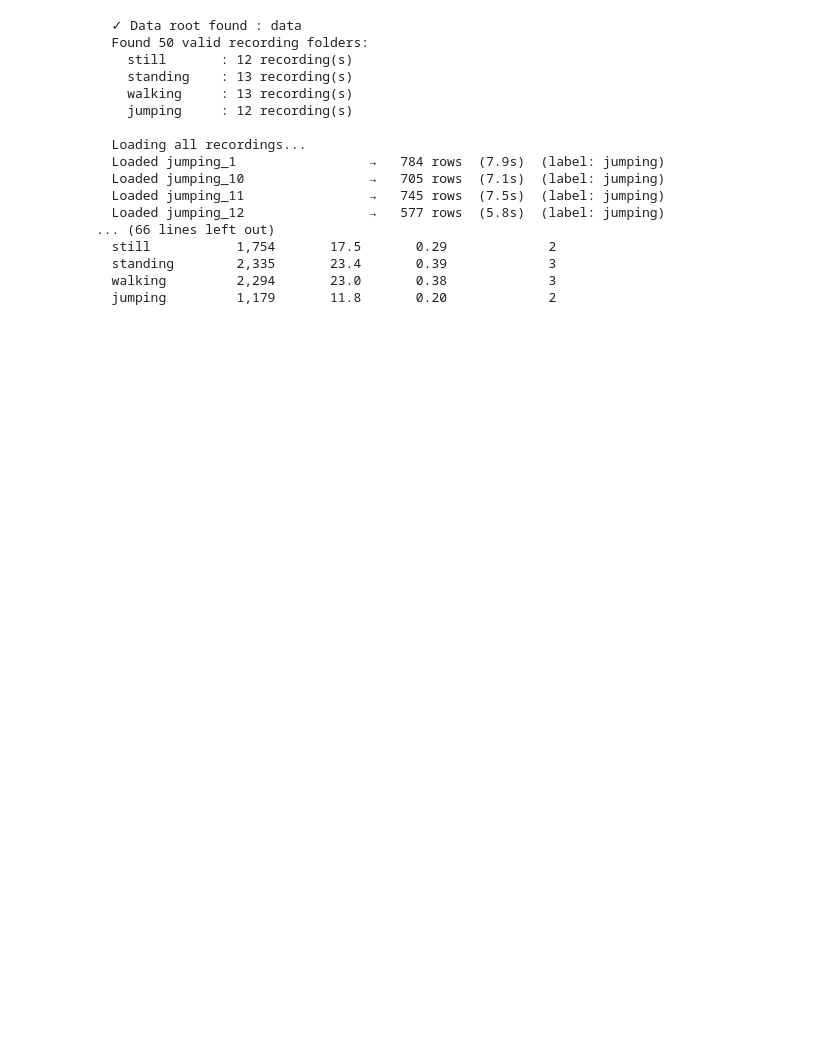
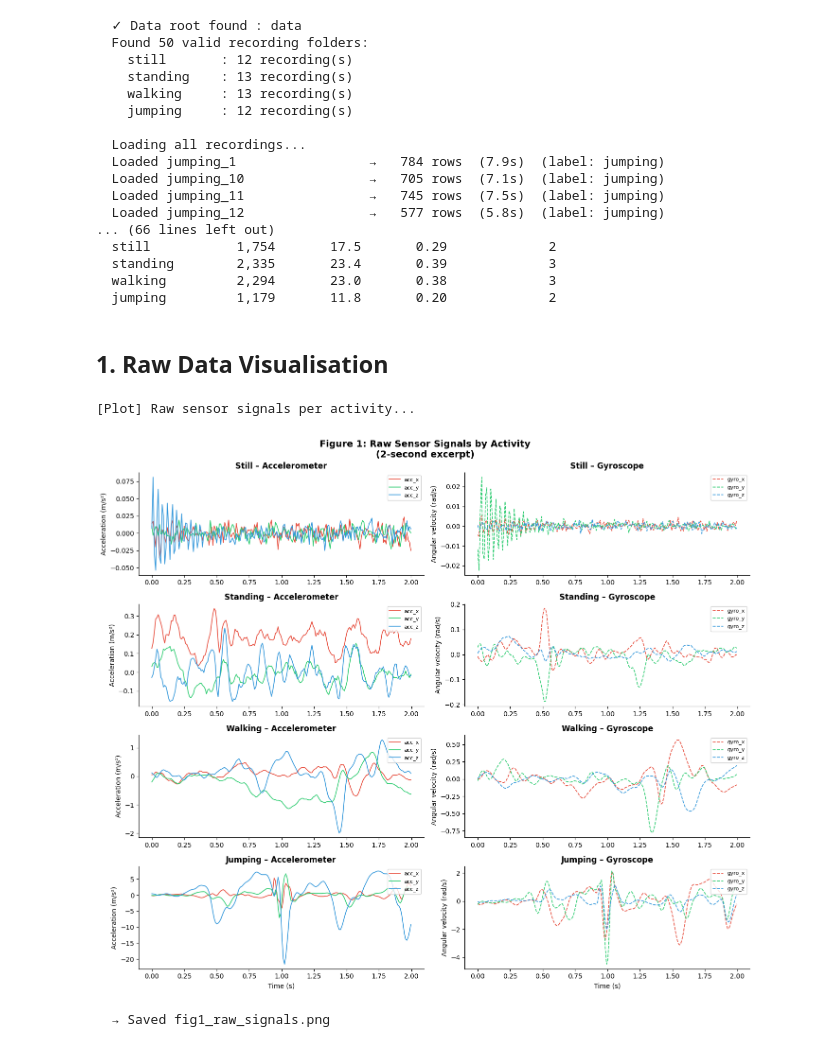
Before and after one commit to Edith123321/markov_models, a Jupyter notebook: hidden_markov.ipynb, the cells around one changed output. Saved outputs shown, nothing was run; the diff lists cells and outputs as text; code cells hidden in the pictures; blank space fills up the shorter version.

Commit message:
Raw data visualisation

```diff
--- a/hidden_markov.ipynb
+++ b/hidden_markov.ipynb
@@ -238,3 +238,49 @@ for act in ACTIVITIES:
   standing        2,335       23.4       0.39             3
   walking         2,294       23.0       0.38             3
   jumping         1,179       11.8       0.20             2
+# %% [markdown]
+## 1. Raw Data Visualisation
+# %%
+# ─── Cell 3: Visualise Raw Sensor Data ─────────────────────────────────────
+print("\n[Plot] Raw sensor signals per activity...")
+
+fig, axes = plt.subplots(4, 2, figsize=(14, 12))
+fig.suptitle("Figure 1: Raw Sensor Signals by Activity\n(2-second excerpt)",
+             fontsize=14, fontweight='bold')
+
+for row, activity in enumerate(ACTIVITIES):
+    sub = all_df[all_df['label'] == activity].iloc[:200].copy()
+
+    # Build time axis from nanosecond timestamps
+    t = (sub['time'].values - sub['time'].values[0]) / 1e9   # ns → seconds
+
+    # Accelerometer
+    ax = axes[row, 0]
+    ax.plot(t, sub['acc_x'], label='acc_x', color='#e74c3c', lw=1.2)
+    ax.plot(t, sub['acc_y'], label='acc_y', color='#2ecc71', lw=1.2)
+    ax.plot(t, sub['acc_z'], label='acc_z', color='#3498db', lw=1.2)
+    ax.set_title(f'{activity.capitalize()} – Accelerometer', fontweight='bold')
+    ax.set_ylabel('Acceleration (m/s²)')
+    ax.legend(fontsize=8, loc='upper right')
+    ax.spines['top'].set_visible(False); ax.spines['right'].set_visible(False)
+    if row == 3: ax.set_xlabel('Time (s)')
+
+    # Gyroscope
+    ax2 = axes[row, 1]
+    ax2.plot(t, sub['gyro_x'], label='gyro_x', color='#e74c3c', lw=1.2, linestyle='--')
+    ax2.plot(t, sub['gyro_y'], label='gyro_y', color='#2ecc71', lw=1.2, linestyle='--')
+    ax2.plot(t, sub['gyro_z'], label='gyro_z', color='#3498db', lw=1.2, linestyle='--')
+    ax2.set_title(f'{activity.capitalize()} – Gyroscope', fontweight='bold')
+    ax2.set_ylabel('Angular velocity (rad/s)')
+    ax2.legend(fontsize=8, loc='upper right')
+    ax2.spines['top'].set_visible(False); ax2.spines['right'].set_visible(False)
+    if row == 3: ax2.set_xlabel('Time (s)')
+
+plt.tight_layout()
+plt.savefig(f"{FIG_DIR}/fig1_raw_signals.png", dpi=150, bbox_inches='tight')
+plt.show()
+print("  → Saved fig1_raw_signals.png")
+# %% [output]
+[Plot] Raw sensor signals per activity...
+[figure, added]
+  → Saved fig1_raw_signals.png
```
Also changed, not shown: parts of 1 cell of this notebook, 1 other file.
